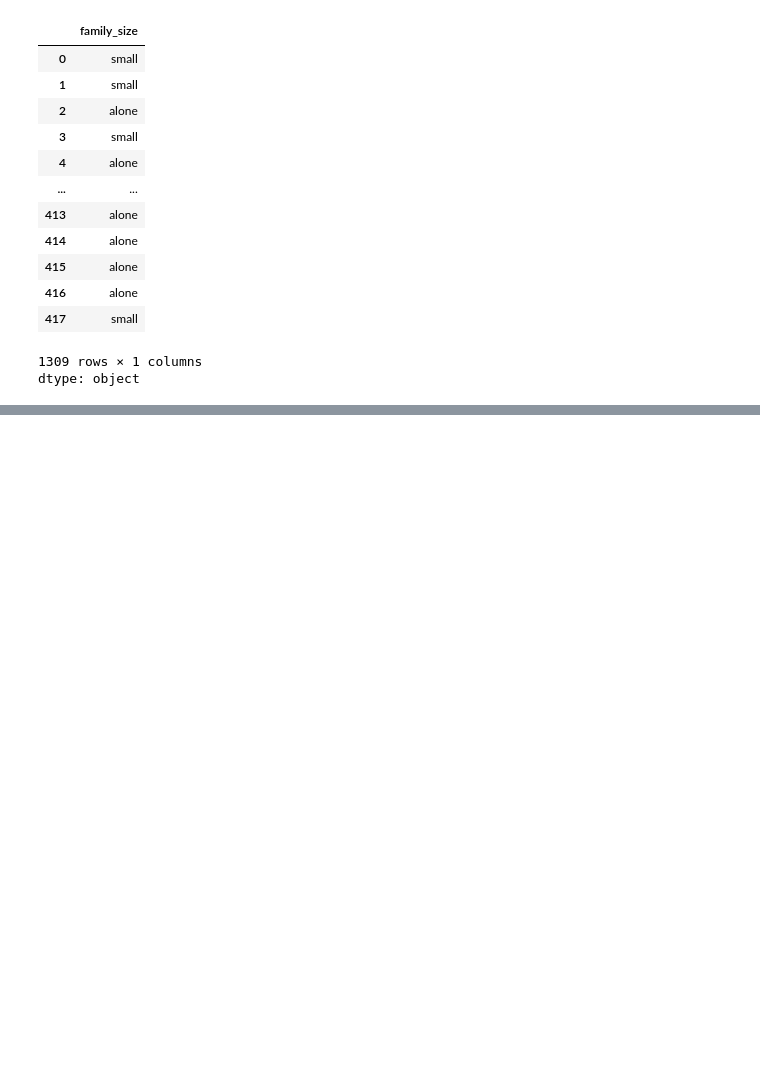
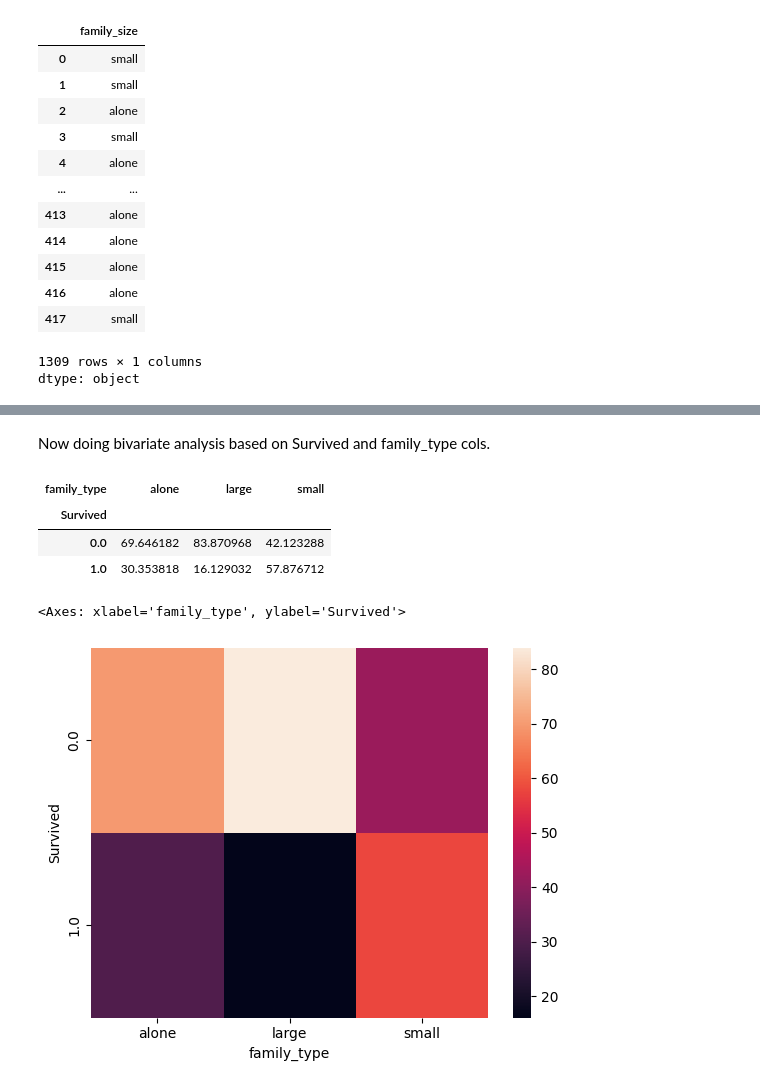
Before and after one commit to Muhammad-Waleed-Source/Exploratory-Data-Analysis, a Jupyter notebook: EDA.ipynb, the cells around one changed output, grey strips where cells are left out. Saved outputs shown, nothing was run; the diff lists cells and outputs as text; code cells hidden in the pictures; blank space fills up the shorter version.

Commit message:
Bivariate analysis on Survived and family_type cols

```diff
--- a/EDA.ipynb
+++ b/EDA.ipynb
@@ -806,3 +806,17 @@ df.head()
 | 2 | 3 | 1.0 | 3 | Heikkinen, Miss. Laina | female | 26.0 | 0 | 0 | 1 | alone | ... |
 | 3 | 4 | 1.0 | 1 | Futrelle, Mrs. Jacques Heath (Lil... | female | 35.0 | 1 | 0 | 2 | small | ... |
 | 4 | 5 | 0.0 | 3 | Allen, Mr. William Henry | male | 35.0 | 0 | 0 | 1 | alone | ... |
+# %% [markdown]
+Now doing bivariate analysis based on Survived and family_type cols.
+# %%
+pd.crosstab(df['Survived'], df['family_type'], normalize='columns')*100
+# %% [output]
+| family_type | alone | large | small |
+| Survived |  |  |  |
+| 0.0 | 69.646182 | 83.870968 | 42.123288 |
+| 1.0 | 30.353818 | 16.129032 | 57.876712 |
+# %%
+sns.heatmap(pd.crosstab(df['Survived'], df['family_type'], normalize='columns')*100)
+# %% [output]
+<Axes: xlabel='family_type', ylabel='Survived'>
+[figure, added]
```
